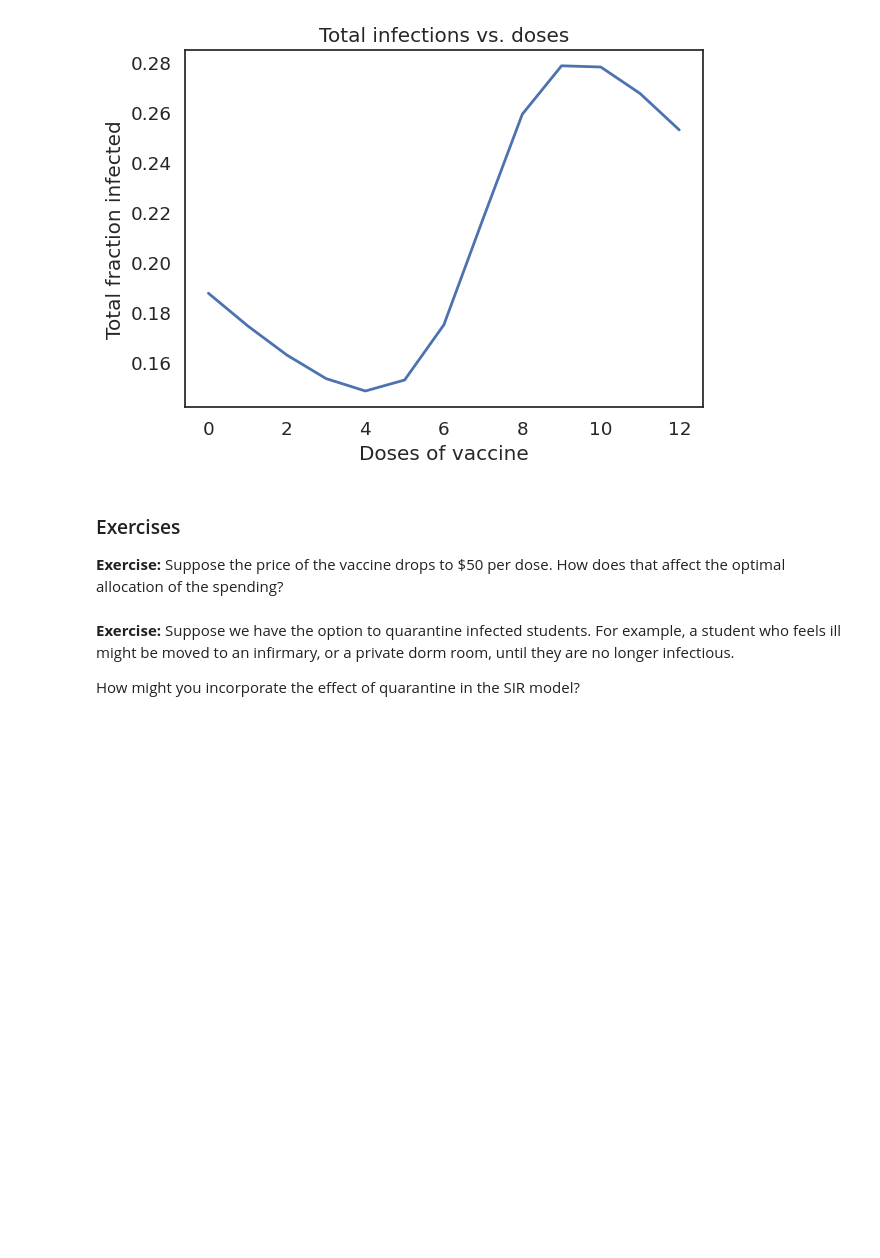
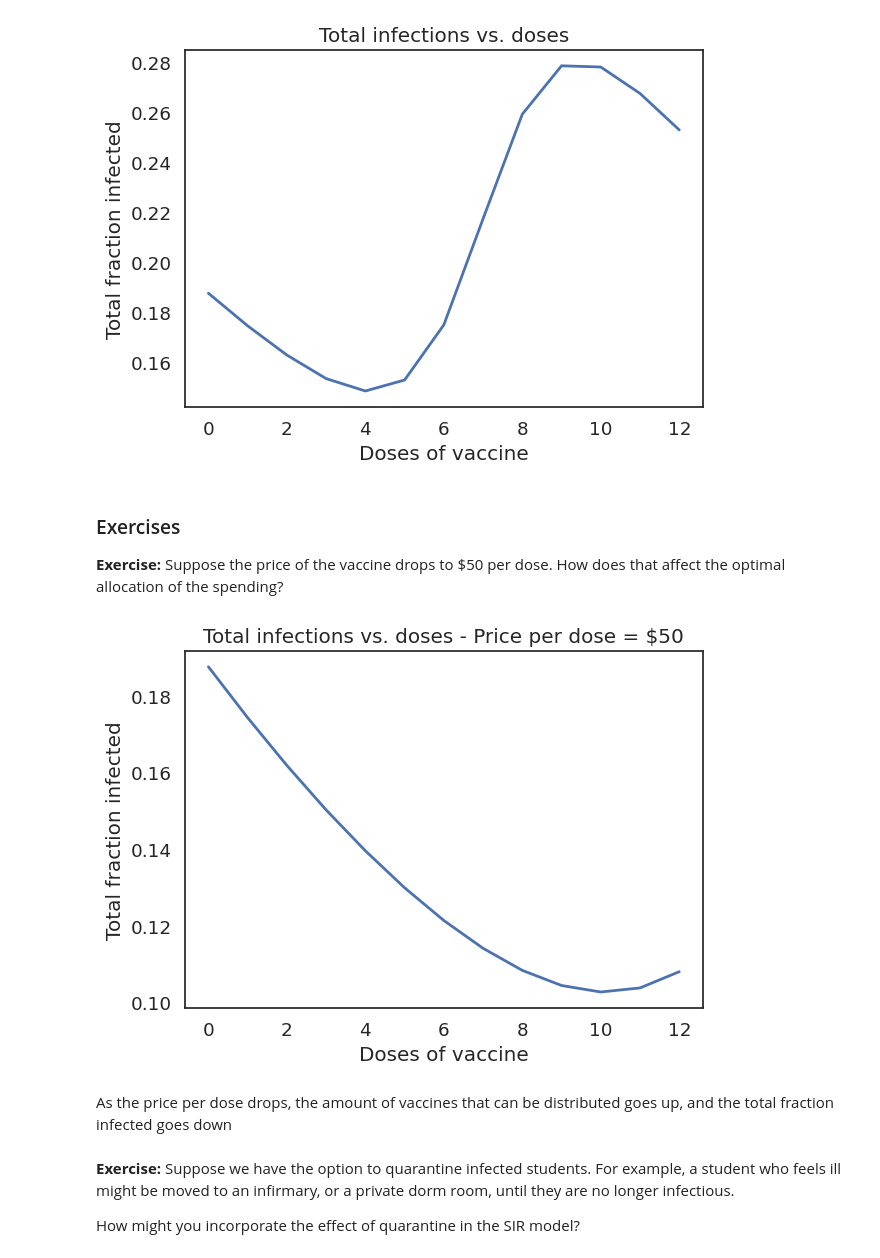
Before and after one commit to andrewbowen19/SimulationAndModellingDATA604, a Jupyter notebook: notebooks/bowen_chap12.ipynb, the cells around one changed output. Cells and saved outputs as stored; diff of their text form; code cells hidden in the pictures; blank space fills up the shorter version.

```diff
--- a/notebooks/bowen_chap12.ipynb
+++ b/notebooks/bowen_chap12.ipynb
@@ -539,6 +561,24 @@ decorate(xlabel='Doses of vaccine',
 ### Exercises
 
 **Exercise:** Suppose the price of the vaccine drops to $50 per dose.  How does that affect the optimal allocation of the spending?
+# %%
+# Modify the price per dose variable
+price_per_dose = 50
+
+infected_sweep2 = sweep_doses(dose_array)
+
+
+# Plot results with $50 dose
+plot(infected_sweep2)
+
+decorate(xlabel='Doses of vaccine',
+         ylabel='Total fraction infected',
+         title='Total infections vs. doses - Price per dose = $50',
+         legend=False)
+# %% [output]
+[figure, added]
+# %% [markdown]
+As the price per dose drops, the amount of vaccines that can be distributed goes up, and the total fraction infected goes down
 # %% [markdown]
 **Exercise:** Suppose we have the option to quarantine infected students.  For example, a student who feels ill might be moved to an infirmary, or a private dorm room, until they are no longer infectious.
 
```
Also changed, not shown: parts of 10 cells of this notebook.
